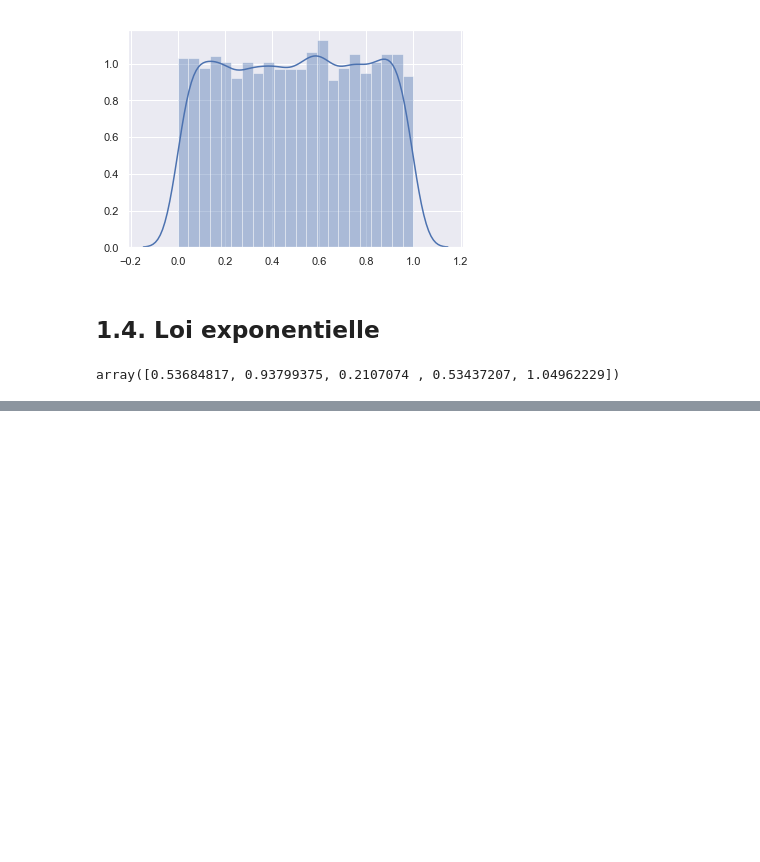
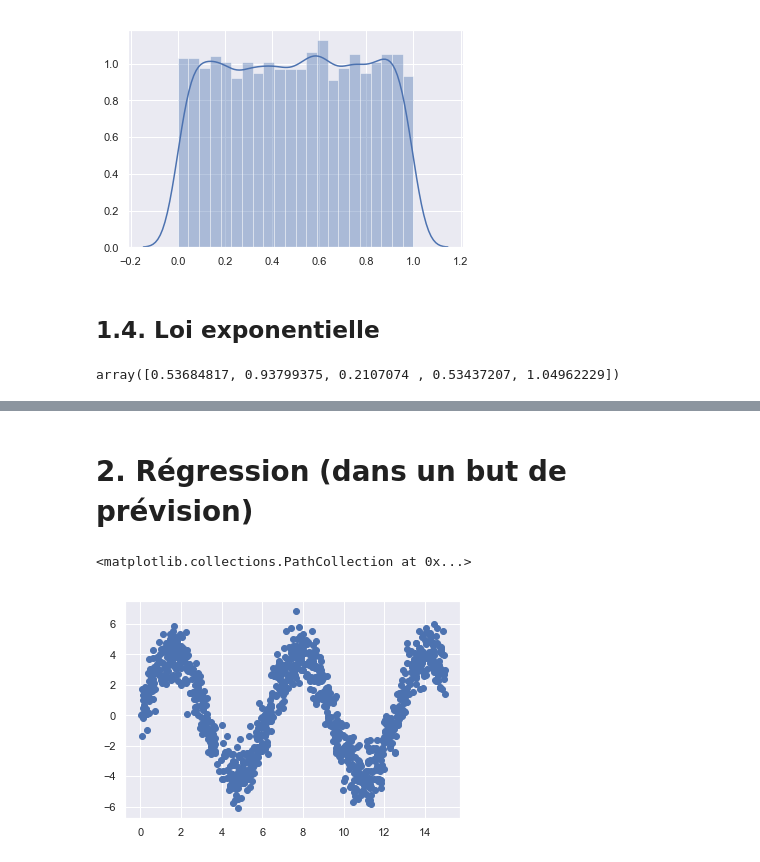
Before and after one commit to Aethyn/LinearRegressionTraining, a Jupyter notebook: TPRegressionLineaire.ipynb, the cells around one changed output, grey strips where cells are left out. Cells and saved outputs as stored; diff of their text form; code cells hidden in the pictures; blank space fills up the shorter version.

```diff
--- a/TPRegressionLineaire.ipynb
+++ b/TPRegressionLineaire.ipynb
@@ -107,0 +108,14 @@ plt.scatter(range(len(stats)), stats)
+# %% [markdown]
+# 2. Régression (dans un but de prévision)
+# %%
+# On va tracer un graphe sinusoïdal
+nb = 1000
+
+# Le random ajoute du "bruit" aux données
+x = np.random.uniform(low = 0.0, high = 15.0, size = nb)
+y = 4.0 * np.sin(x) + np.random.normal(size = nb)
+
+plt.scatter(x, y)
+# %% [output]
+<matplotlib.collections.PathCollection at 0x...>
+[figure, added]
```
Also changed, not shown: parts of 4 cells of this notebook.
